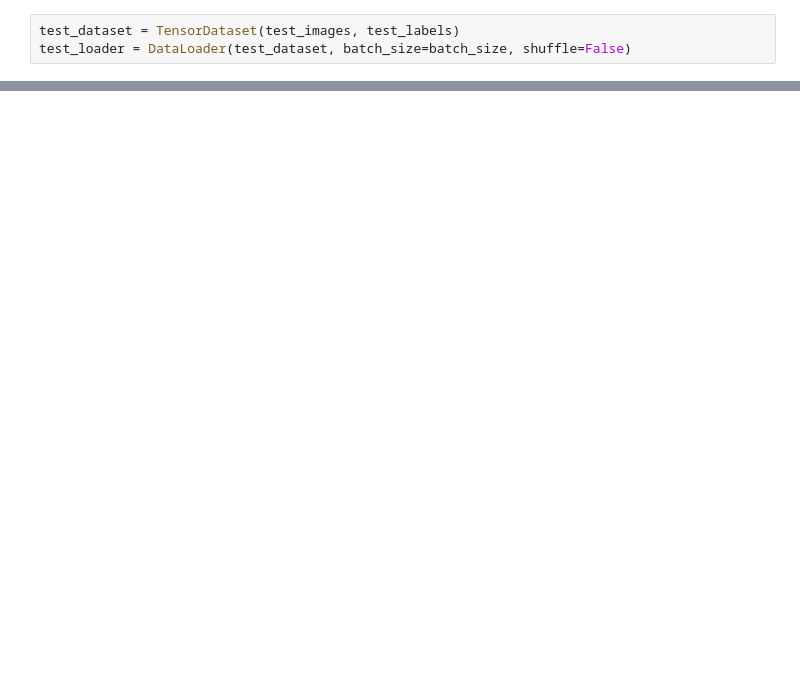
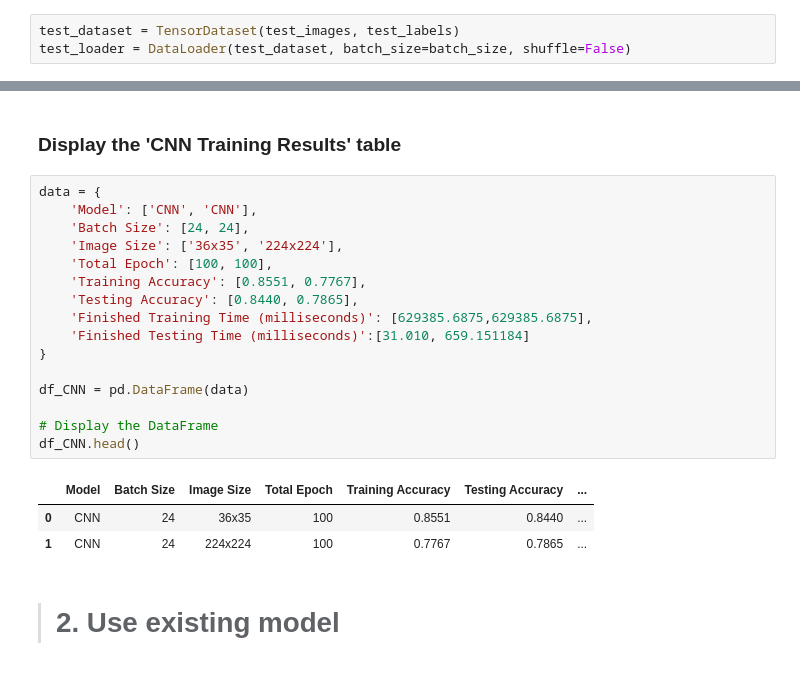
Before and after one commit to thinzarWendy/computervision-tools, a Jupyter notebook: classification/Rice_Img_Classification.ipynb, the cells around one changed output, grey strips where cells are left out. Drawn from its saved outputs; the diff is of its cells as text; blank space fills up the shorter version.

```diff
--- a/classification/Rice_Img_Classification.ipynb
+++ b/classification/Rice_Img_Classification.ipynb
@@ -156,0 +397,24 @@ test_loader = DataLoader(test_dataset, batch_size=batch_size, shuffle=False)
+# %% [markdown]
+ ### Display the 'CNN Training Results' table
+# %%
+data = {
+    'Model': ['CNN', 'CNN'],
+    'Batch Size': [24, 24],
+    'Image Size': ['36x35', '224x224'],
+    'Total Epoch': [100, 100],
+    'Training Accuracy': [0.8551, 0.7767],
+    'Testing Accuracy': [0.8440, 0.7865],
+    'Finished Training Time (milliseconds)': [629385.6875,629385.6875],
+    'Finished Testing Time (milliseconds)':[31.010, 659.151184]
+}
+
+df_CNN = pd.DataFrame(data)
+
+# Display the DataFrame
+df_CNN.head()
+# %% [output]
+|  | Model | Batch Size | Image Size | Total Epoch | Training Accuracy | Testing Accuracy | ... |
+| 0 | CNN | 24 | 36x35 | 100 | 0.8551 | 0.8440 | ... |
+| 1 | CNN | 24 | 224x224 | 100 | 0.7767 | 0.7865 | ... |
+# %% [markdown]
+> # 2. Use existing model
```
Also changed, not shown: parts of 63 cells of this notebook.
